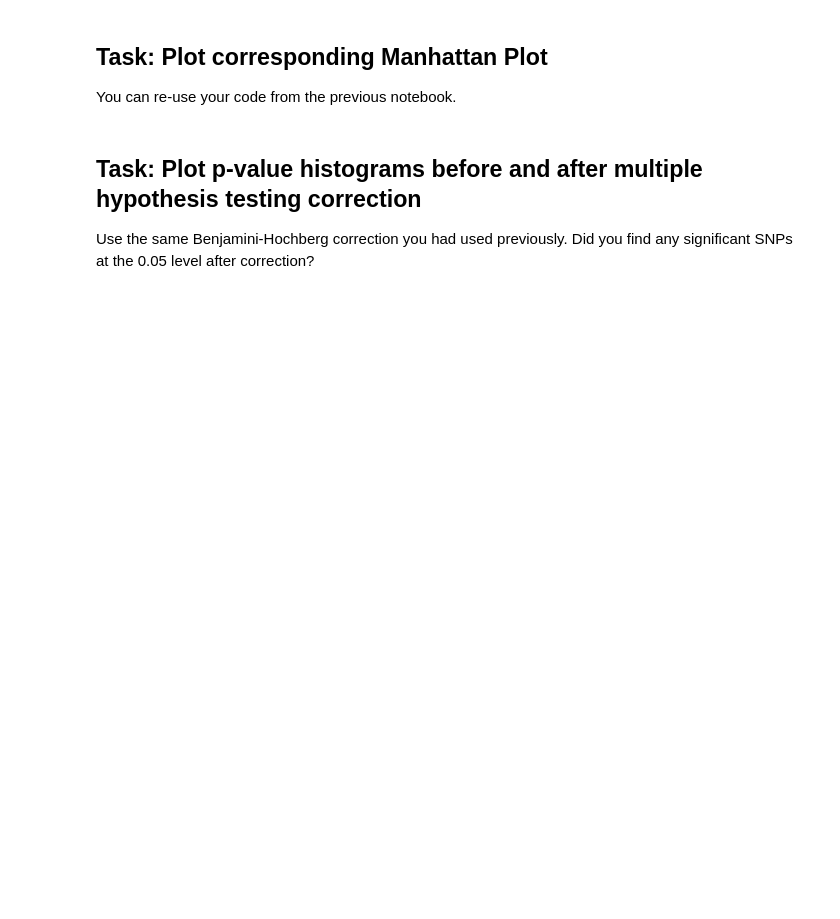
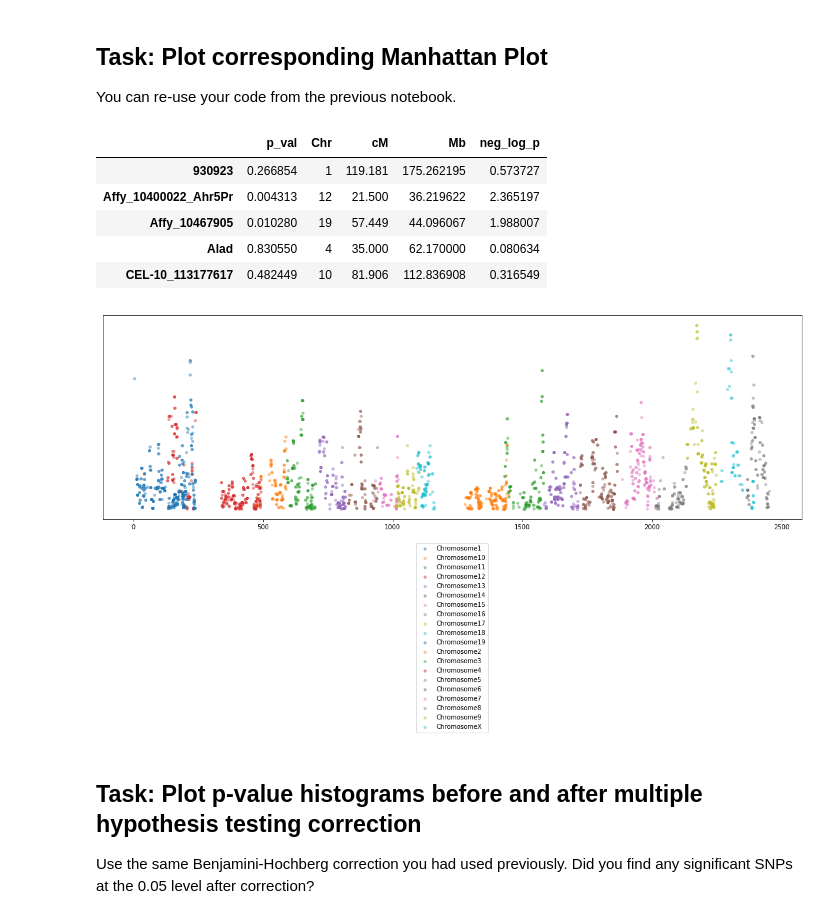
Before and after one commit to Osrip/Integrated_Bioinformatics, a Jupyter notebook: IntegratedBioinformatics/notebooks/Day4_GWAS_Quantitative.ipynb, the cells around one changed output. Saved outputs shown, nothing was run; the diff lists cells and outputs as text; code cells hidden in the pictures; blank space fills up the shorter version.

```diff
--- a/IntegratedBioinformatics/notebooks/Day4_GWAS_Quantitative.ipynb
+++ b/IntegratedBioinformatics/notebooks/Day4_GWAS_Quantitative.ipynb
@@ -19,0 +142,12 @@ Once you can do a Pearson's test between between a single phenotype and a single
+# %%
+one_pheno = pheno_VO2['VO2max_imp']
+test_res_list = []
+for loc in geno.columns.tolist():
+    one_geno = geno[loc]
+    keep = (~one_pheno.isna())& (~one_geno.isna())
+    test_res = stats.pearsonr(one_pheno.loc[keep], one_geno.loc[keep])
+    test_res_list.append(test_res[1])
+
+#display(test_res_list)
+pear_test = pd.DataFrame({'p_val' : test_res_list}, index = geno.columns.tolist())
+display(pear_test.head())
@@ -20,7 +161,44 @@ Once you can do a Pearson's test between between a single phenotype and a single
+# %%
+fig = plt.figure(figsize = [20, 6])
+ax = plt.gca()
+for chro, sub_df in p_val_chr_df.groupby('Chr'):
+
+    ax.scatter(sub_df['Mb'] + offsets.loc[chro], sub_df['neg_log_p'], alpha = 0.4, s = 15, label = 'Chromosome' + str(chro) )#color = colors[ct]
+
+ax.axes.get_yaxis().set_visible(False)
+pylab.legend(loc=9, bbox_to_anchor=(0.5, -0.1))
 # %% [markdown]
 ## Task: Plot corresponding Manhattan Plot
 
 You can re-use your code from the previous notebook.
+# %%
+def man(p_val_chr_df):
+    chr_sizes = p_val_chr_df.groupby('Chr', sort = False).max()['Mb']
+    offsets = chr_sizes.cumsum() - chr_sizes.loc['1']
+    fig = plt.figure(figsize = [20, 6])
+    ax = plt.gca()
+
+    for chro, sub_df in p_val_chr_df.groupby('Chr'):
+
+        ax.scatter(sub_df['Mb'] + offsets.loc[chro], sub_df['neg_log_p'], alpha = 0.4, s = 15, label = 'Chromosome' + str(chro) )#color = colors[ct]
+
+    ax.axes.get_yaxis().set_visible(False)
+    pylab.legend(loc=9, bbox_to_anchor=(0.5, -0.1))
+
+pear_test_all = pd.concat([pear_test,locus_df], axis = 1).dropna(axis = 0)
+
+pear_test_all['neg_log_p'] = -np.log10(pear_test_all['p_val'])
+
+man(pear_test_all)
+display(pear_test_all.head())
+# %% [output]
+|  | p_val | Chr | cM | Mb | neg_log_p |
+| 930923 | 0.266854 | 1 | 119.181 | 175.262195 | 0.573727 |
+| Affy_10400022_Ahr5Pr | 0.004313 | 12 | 21.500 | 36.219622 | 2.365197 |
+| Affy_10467905 | 0.010280 | 19 | 57.449 | 44.096067 | 1.988007 |
+| Alad | 0.830550 | 4 | 35.000 | 62.170000 | 0.080634 |
+| CEL-10_113177617 | 0.482449 | 10 | 81.906 | 112.836908 | 0.316549 |
+[figure, added]
 # %% [markdown]
 ## Task: Plot p-value histograms before and after multiple hypothesis testing correction
 
```
Also changed, not shown: parts of 13 cells of this notebook.
